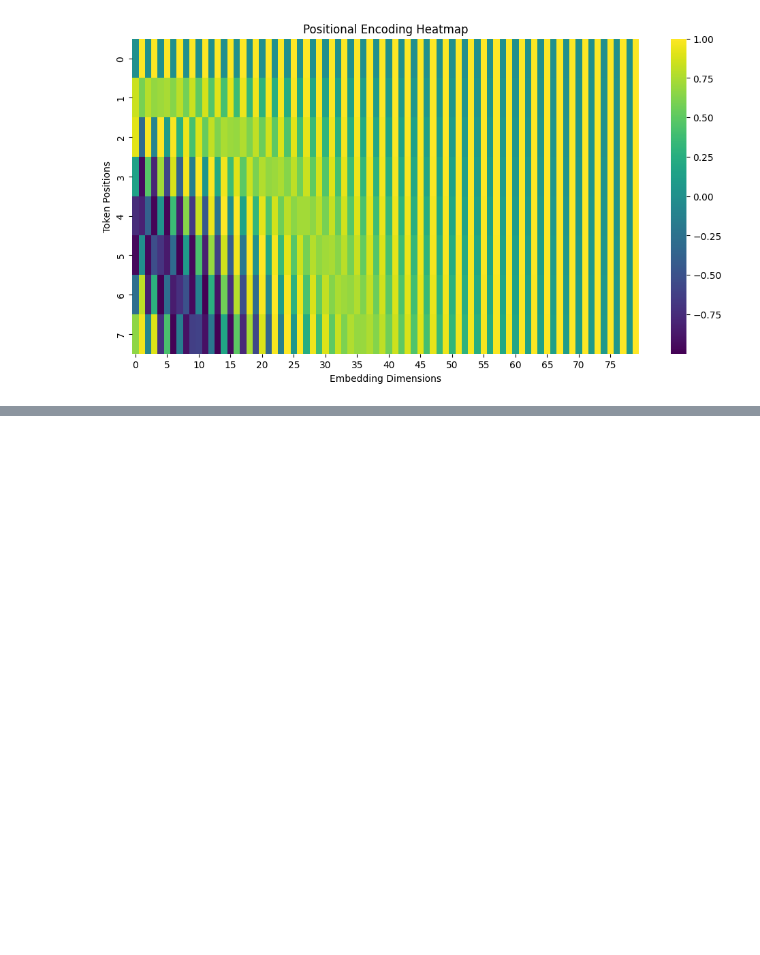
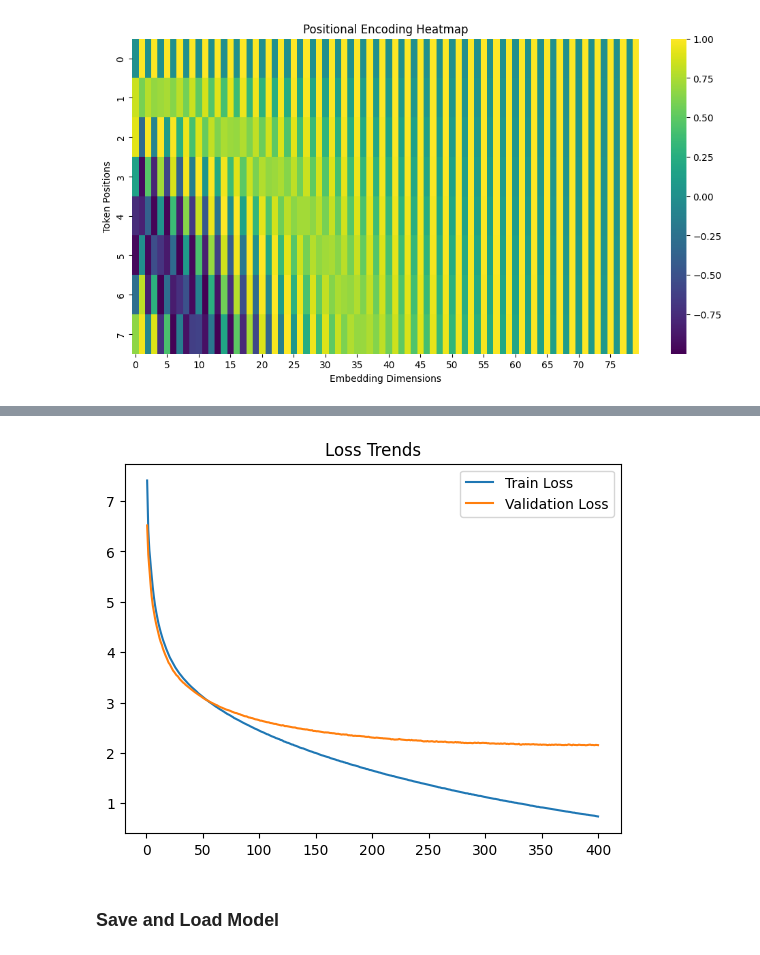
Before and after one commit to TheBarbaraIsTaken/AIOlimpia-NLP, a Jupyter notebook: study_materials/02_transformer_basics.ipynb, the cells around one changed output, grey strips where cells are left out. Drawn from its saved outputs; the diff is of its cells as text; code cells hidden in the pictures; blank space fills up the shorter version.

```diff
--- a/study_materials/02_transformer_basics.ipynb
+++ b/study_materials/02_transformer_basics.ipynb
@@ -480,8 +483,8 @@ class TransformerModel(nn.Module):
         # Output layer
         self.fc_out = nn.Linear(d_model, target_vocab_size)
 
-    def generate_square_subsequent_mask(self, sz):
-        mask = torch.triu(torch.ones(sz, sz) * float('-inf'), diagonal=1)
+    def generate_square_subsequent_mask(self, length):
+        mask = torch.triu(torch.ones(length, length) * float('-inf'), diagonal=1)
         return mask
 
     def forward(self, src, tgt):
@@ -541,15 +546,16 @@ def train(model, train_dataloader, val_dataloader, optimizer, criterion, num_epo
             total_loss += loss.item()
 
         # Validation
-        val_loss, val_acc = evaluate(model, val_dataloader, criterion, batch_size=32, device=device)
+        val_loss, val_acc = evaluate(model, val_dataloader, criterion, device=device)
 
         val_losses.append(val_loss)
         train_losses.append(total_loss / len(train_dataloader))
-        if epoch+1 % print_every == 0:
+
+        if (epoch+1) % print_every == 0:
             print(f"Epoch {epoch+1}/{num_epochs}, Loss: {total_loss/len(train_dataloader):.4f} - Val Loss: {val_loss:.4f} - Val Acc: {val_acc:.4f}")
 
     return train_losses, val_losses
 # %%
-batch_size = 2
+batch_size = 512
 
 input_lang, output_lang, train_dataloader, val_dataloader = get_dataloader(batch_size)
@@ -562,7 +576,7 @@ device = torch.device("cuda" if torch.cuda.is_available() else "cpu")
 model = TransformerModel(
     input_vocab_size=input_lang.n_words,
     target_vocab_size=output_lang.n_words,
-    d_model=256,  # Reduced for faster training
+    d_model=512,  # Reduce for faster training
     nhead=8,
     num_layers=5,
     dim_feedforward=512  # Reduced for simplicity
@@ -571,8 +585,9 @@ model = TransformerModel(
 # Define optimizer and loss function
 padding_id = PAD_token
 
-optimizer = torch.optim.AdamW(model.parameters(), lr=0.0001)
+optimizer = torch.optim.AdamW(model.parameters(), lr=0.00001)
 criterion = nn.CrossEntropyLoss(ignore_index=padding_id)
+NUM_EPOCHS = 400
 
-train_losses, val_losses = train(model, train_dataloader, val_dataloader, optimizer, criterion, num_epochs=10, device=device, print_every=1)
+train_losses, val_losses = train(model, train_dataloader, val_dataloader, optimizer, criterion, num_epochs=NUM_EPOCHS, device=device, print_every=10)
 # %% [output]
@@ -579,0 +611,11 @@ KeyboardInterrupt:
+# %%
+epochs = range(1, NUM_EPOCHS+1)
+plt.plot(epochs, train_losses, label="Train Loss")
+plt.plot(epochs, val_losses, label="Validation Loss")
+plt.legend()
+plt.title("Loss Trends")
+plt.show()
+# %% [output]
+[figure, added]
+# %% [markdown]
+### Save and Load Model
```
Also changed, not shown: parts of 33 cells of this notebook.
